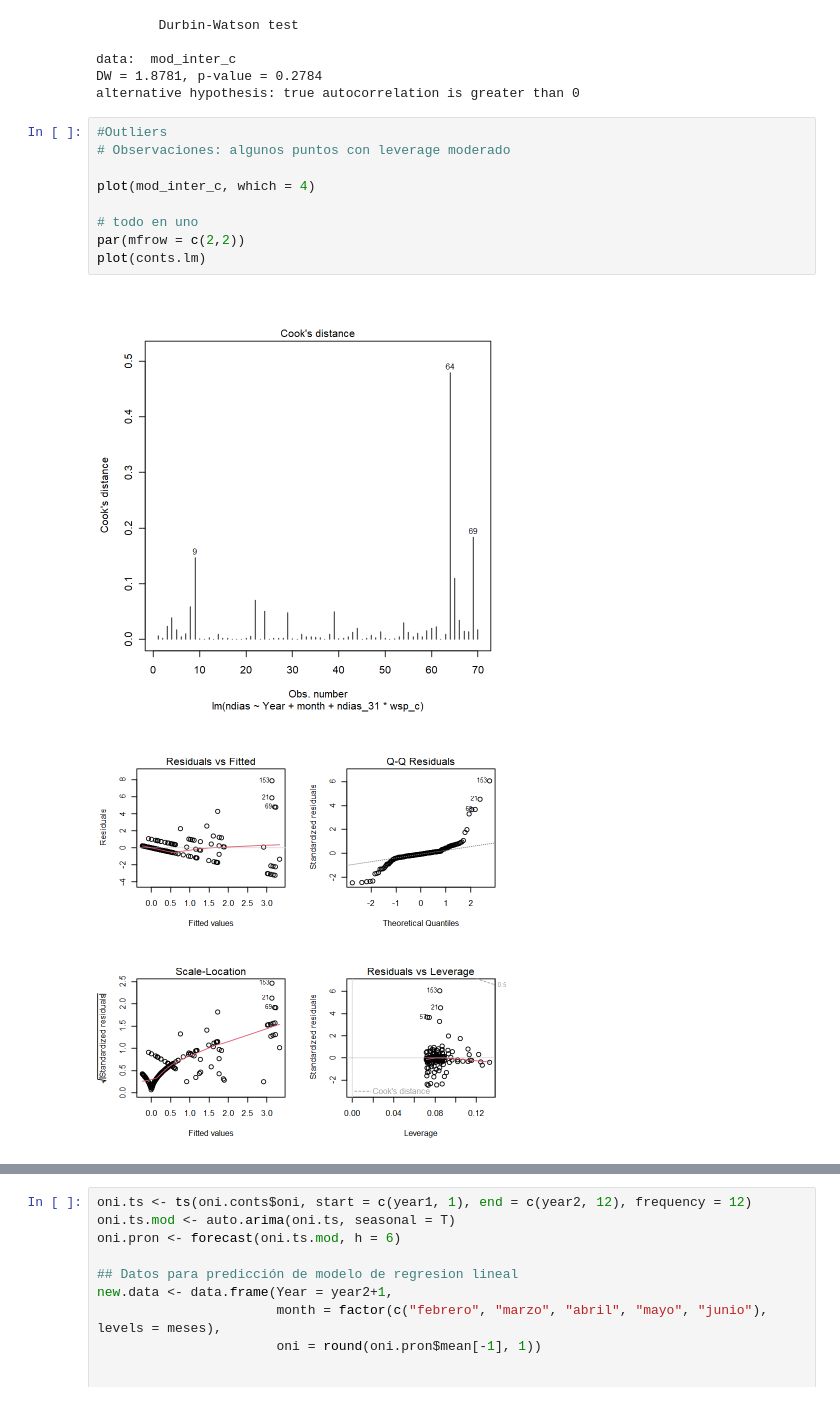
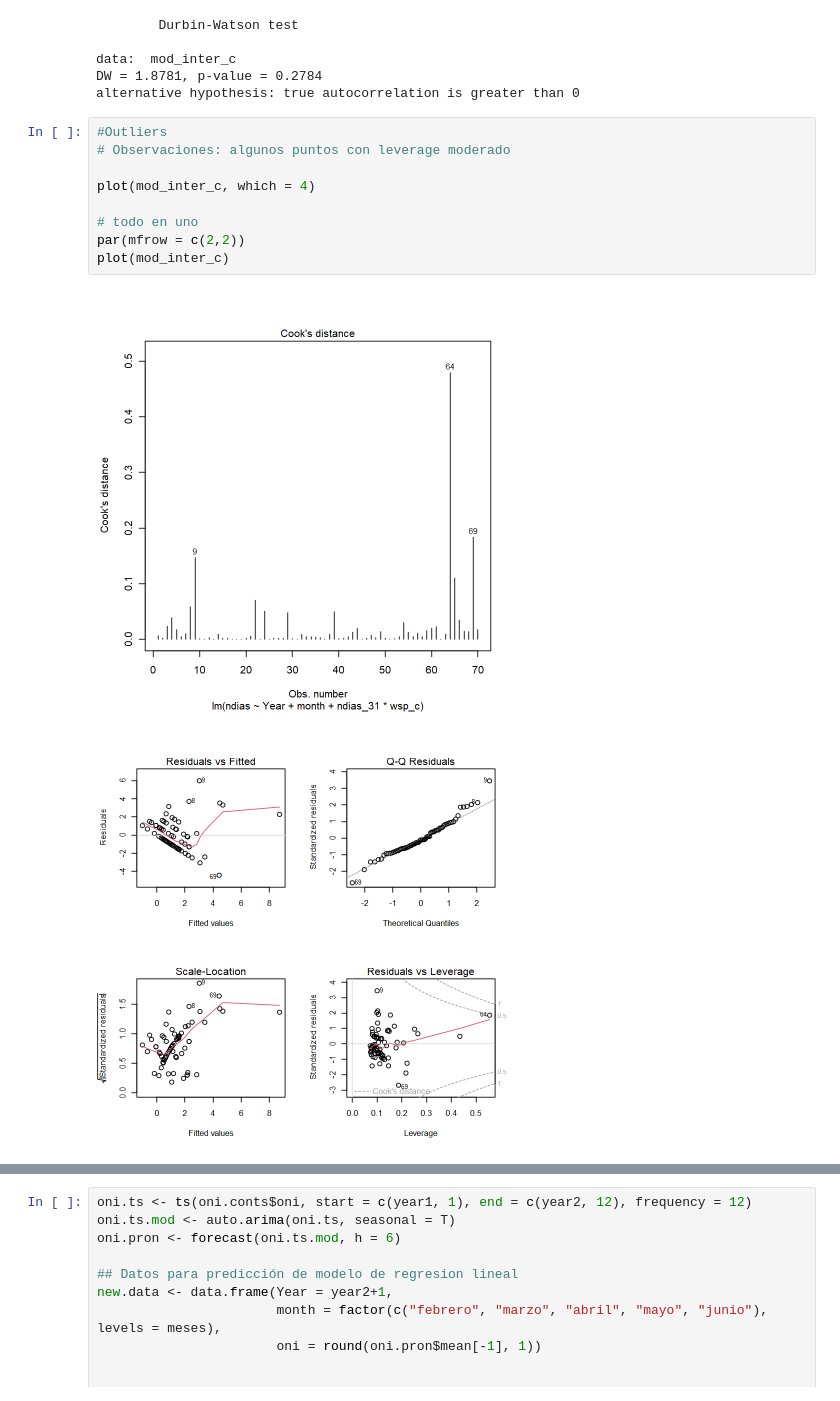
Before and after one commit to erdavg/pronostico_O3, a Jupyter notebook: Regresión lineal.ipynb, the cells around one changed output, grey strips where cells are left out. Saved outputs shown, nothing was run; the diff lists cells and outputs as text.

```diff
--- a/Regresión lineal.ipynb
+++ b/Regresión lineal.ipynb
@@ -636,12 +636,12 @@ alternative hypothesis: true autocorrelation is greater than 0
 # %%
 #Outliers
 # Observaciones: algunos puntos con leverage moderado
 
 plot(mod_inter_c, which = 4)
 
 # todo en uno
 par(mfrow = c(2,2))
-plot(conts.lm)
+plot(mod_inter_c)
 # %% [output]
 [figure]
-[figure, old version]
+[figure, new version]
```
Also changed, not shown: parts of 2 cells of this notebook.
